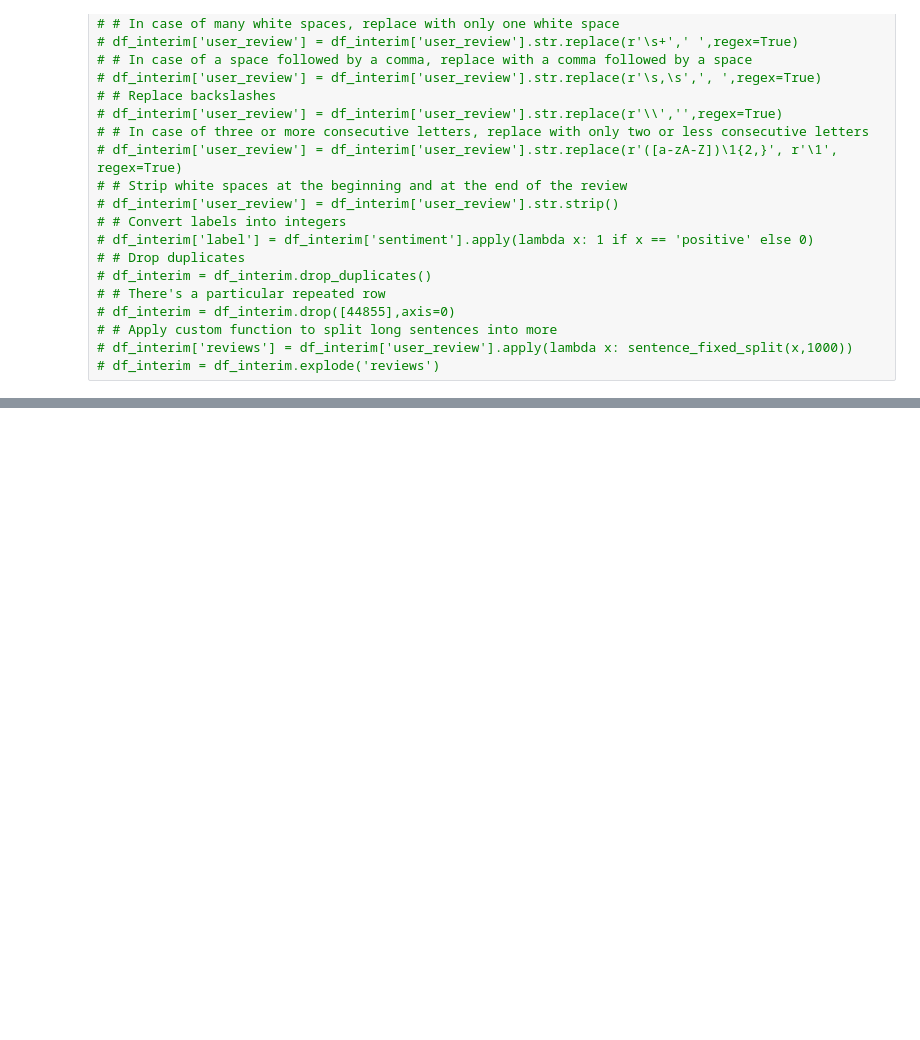
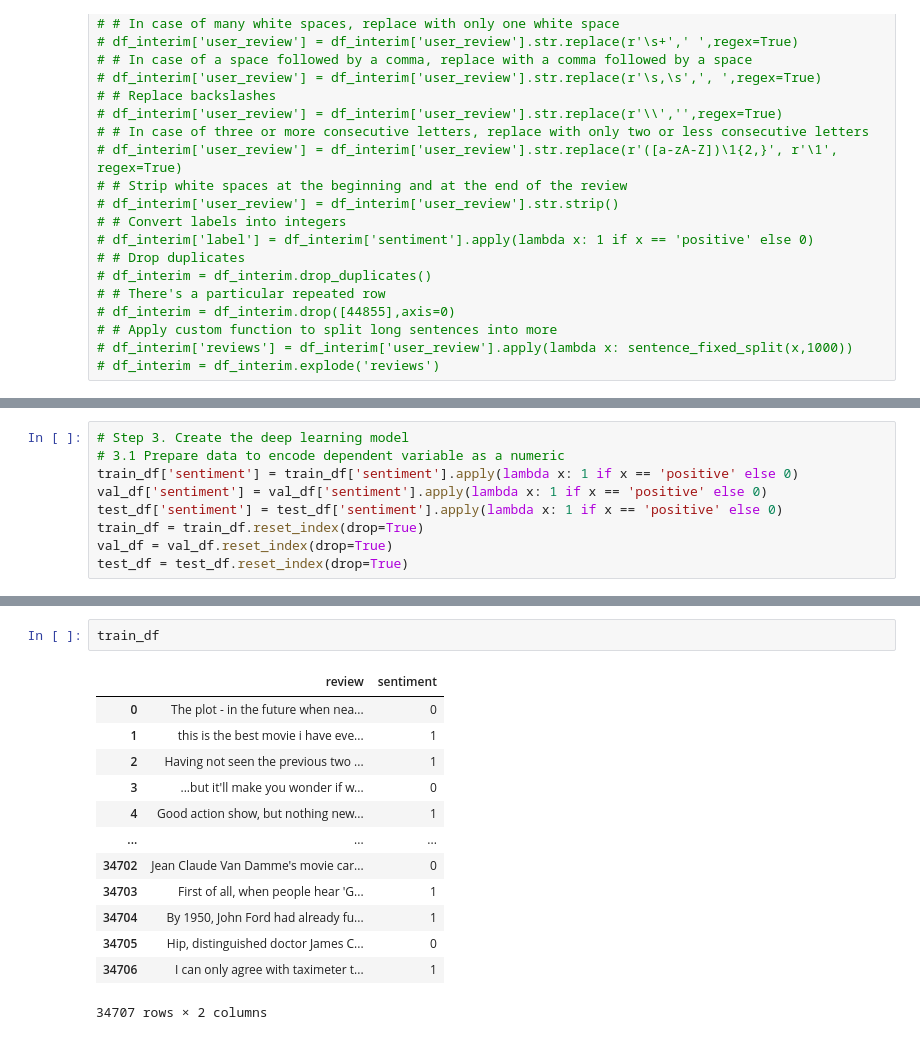
Before and after one commit to alexismenanieves/TensorFlow_Basics, a Jupyter notebook: notebooks/01_IMDB_Sentiment_Analysis.ipynb, the cells around one changed output, grey strips where cells are left out. Cells and saved outputs as stored; diff of their text form; blank space fills up the shorter version.

```diff
--- a/notebooks/01_IMDB_Sentiment_Analysis.ipynb
+++ b/notebooks/01_IMDB_Sentiment_Analysis.ipynb
@@ -248 +244,10 @@ string.punctuation
+# %%
+# Step 3. Create the deep learning model
+# 3.1 Prepare data to encode dependent variable as a numeric
+train_df['sentiment'] = train_df['sentiment'].apply(lambda x: 1 if x == 'positive' else 0)
+val_df['sentiment'] = val_df['sentiment'].apply(lambda x: 1 if x == 'positive' else 0)
+test_df['sentiment'] = test_df['sentiment'].apply(lambda x: 1 if x == 'positive' else 0)
+train_df = train_df.reset_index(drop=True)
+val_df = val_df.reset_index(drop=True)
+test_df = test_df.reset_index(drop=True)
 # %%
@@ -338,0 +322,16 @@ imputs = keras.Input()
+# %%
+train_df
+# %% [output]
+|  | review | sentiment |
+| 0 | The plot - in the future when nea... | 0 |
+| 1 | this is the best movie i have eve... | 1 |
+| 2 | Having not seen the previous two ... | 1 |
+| 3 | ...but it'll make you wonder if w... | 0 |
+| 4 | Good action show, but nothing new... | 1 |
+| ... | ... | ... |
+| 34702 | Jean Claude Van Damme's movie car... | 0 |
+| 34703 | First of all, when people hear 'G... | 1 |
+| 34704 | By 1950, John Ford had already fu... | 1 |
+| 34705 | Hip, distinguished doctor James C... | 0 |
+| 34706 | I can only agree with taximeter t... | 1 |
+34707 rows × 2 columns
```
Also changed, not shown: parts of 20 cells of this notebook.
